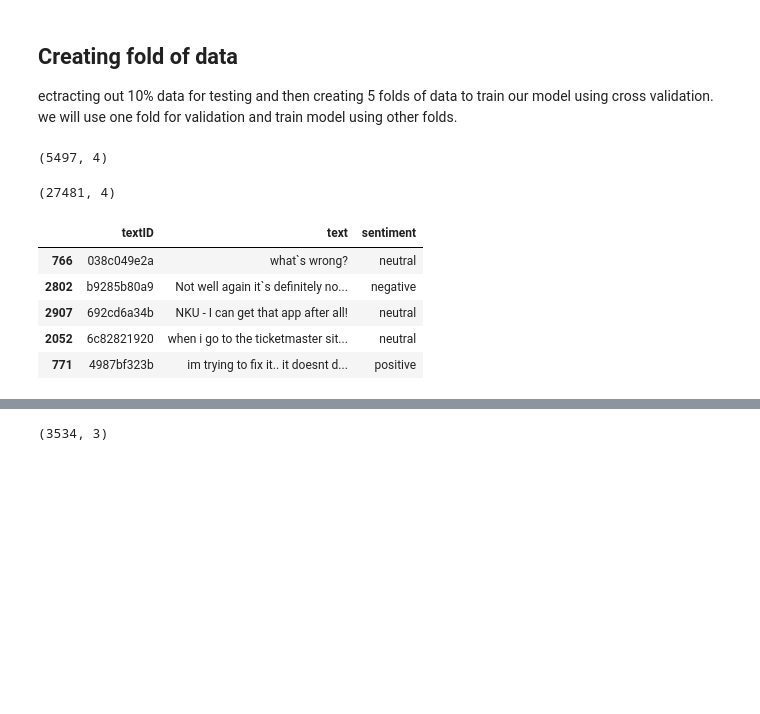
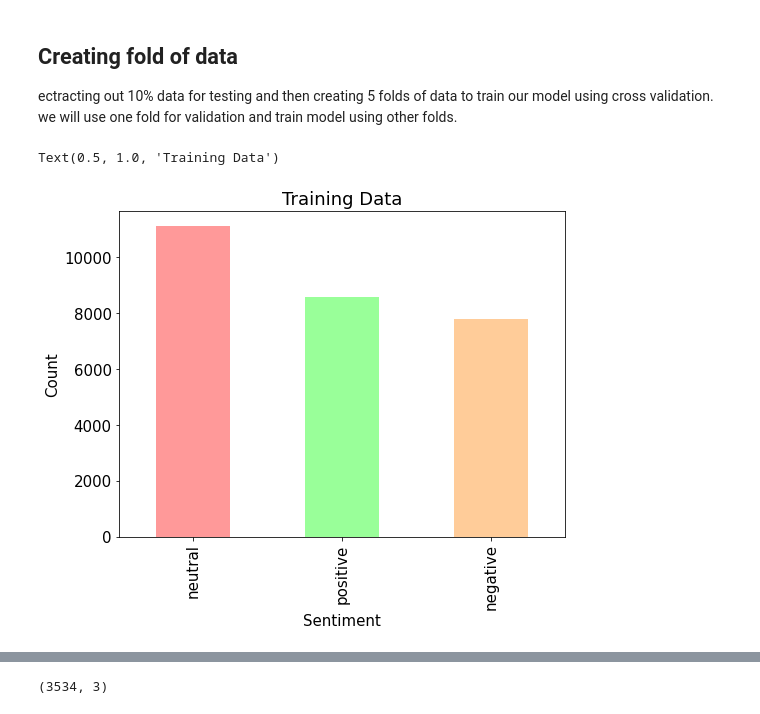
Before and after one commit to jrakhshanda/Text-Mining, a Jupyter notebook: text_mining.ipynb, the cells around one changed output, grey strips where cells are left out. Drawn from its saved outputs; the diff is of its cells as text; code cells hidden in the pictures; blank space fills up the shorter version.

```diff
--- a/text_mining.ipynb
+++ b/text_mining.ipynb
@@ -62,20 +69,15 @@ ectracting out 10% data for testing and then creating 5 folds of data to train o
 
 #df.to_csv("/content/drive/MyDrive/BERT_files/train_folds.csv", index=False)
 #test.to_csv("/content/drive/MyDrive/BERT_files/test_fold.csv", index=False)
-# %%
-test.shape
-# %% [output]
-(5497, 4)
-# %%
-print(df_train.shape)
-df_test.sample(5)
-# %% [output]
-(27481, 4)
-|  | textID | text | sentiment |
-| 766 | 038c049e2a | what`s wrong? | neutral |
-| 2802 | b9285b80a9 | Not well again it`s definitely no... | negative |
-| 2907 | 692cd6a34b | NKU - I can get that app after all! | neutral |
-| 2052 | 6c82821920 | when i go to the ticketmaster sit... | neutral |
-| 771 | 4987bf323b | im trying to fix it.. it doesnt d... | positive |
+# %%
+plt.rcParams.update({'font.size': 15})
+plt.figure(figsize=(8,6))
+df_train["sentiment"].value_counts().plot(kind='bar',color = ['#ff9999','#99ff99','#ffcc99'])
+plt.xlabel("Sentiment")
+plt.ylabel("Count")
+plt.title('Training Data')
+# %% [output]
+Text(0.5, 1.0, 'Training Data')
+[figure, added]
 # %%
 plt.rcParams.update({'font.size': 15})
```
Also changed, not shown: parts of 10 cells of this notebook.
